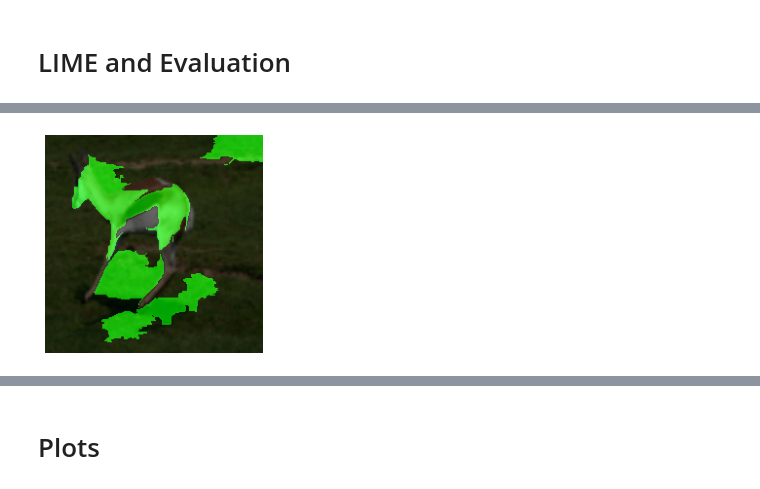
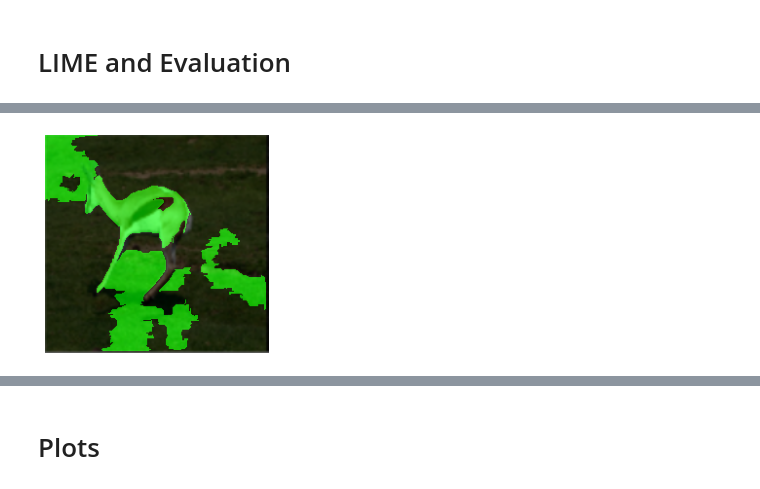
Before and after one commit to PaddlePaddle/InterpretDL, a Jupyter notebook: tutorials/perturbation_tutorial.ipynb, the cells around one changed output, grey strips where cells are left out. Saved outputs shown, nothing was run; the diff lists cells and outputs as text; code cells hidden in the pictures.

```diff
--- a/tutorials/perturbation_tutorial.ipynb
+++ b/tutorials/perturbation_tutorial.ipynb
@@ -5,8 +7,12 @@ import interpretdl as it
 # %%
+import interpretdl as it
 from paddle.vision.models import resnet50
+import paddle
+device = 'gpu:0'
+paddle.set_device(device)
 paddle_model = resnet50(pretrained=True)
 img_path = 'assets/deer.png'
-sg = it.SmoothGradInterpreter(paddle_model, device='gpu:0')
+sg = it.SmoothGradInterpreter(paddle_model, device=device)
 exp = sg.interpret(
         img_path,
         noise_amount=0.1,
@@ -29,10 +61,10 @@ r = evaluator.evaluate(img_path, exp)
 from paddle.vision.models import resnet50
 paddle_model = resnet50(pretrained=True)
 img_path = 'assets/deer.png'
-lime = it.LIMECVInterpreter(paddle_model, device='gpu:0')
+lime = it.LIMECVInterpreter(paddle_model, device=device)
 lime_weights = lime.interpret(
     img_path,
-    num_samples=2000,
+    num_samples=3000,
     batch_size=50,
     visual=True,
     save_path=None
@@ -43,2 +73,2 @@ W0301 21:31:50.710744 24315 device_context.cc:465] device: 0, cuDNN Version: 7.6
-[figure, old version]
+[figure, new version]
 # %%
```
Also changed, not shown: parts of 12 cells of this notebook, 2 other files.
